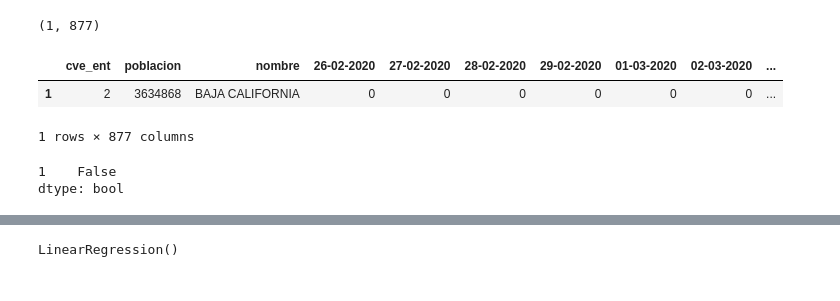
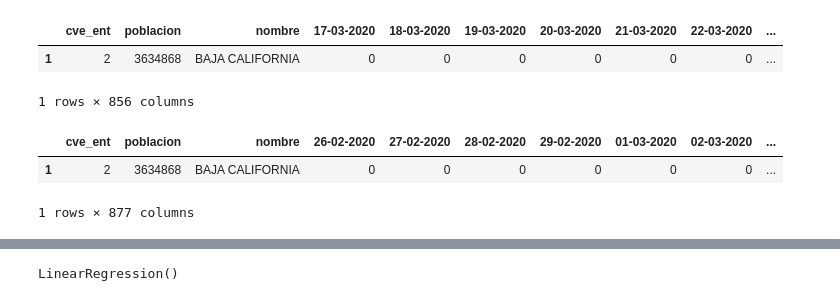
Before and after one commit to israel643/Producto_II_-regresi-n_lineal, a Jupyter notebook: ProductoII.ipynb, the cells around one changed output, grey strips where cells are left out. Drawn from its saved outputs; the diff is of its cells as text; code cells hidden in the pictures.

```diff
--- a/ProductoII.ipynb
+++ b/ProductoII.ipynb
@@ -6,20 +6,21 @@ from sklearn.model_selection import train_test_split
 from sklearn.linear_model import LinearRegression
 # %%
 reader = pd.read_csv("D:/Proyectos🏠/Jupyter/csv/Confirmados_20220718.csv")
+# %%
+reader_ii = pd.read_csv("D:/Proyectos🏠/Jupyter/csv/Defunciones_20220718.csv")
+# %%
+defuncio = reader_ii[reader_ii["nombre"] == "BAJA CALIFORNIA"]
+defuncio.shape
+defuncio
+# %% [output]
+|  | cve_ent | poblacion | nombre | 17-03-2020 | 18-03-2020 | 19-03-2020 | 20-03-2020 | 21-03-2020 | 22-03-2020 | ... |
+| 1 | 2 | 3634868 | BAJA CALIFORNIA | 0 | 0 | 0 | 0 | 0 | 0 | ... |
+1 rows × 856 columns
 # %%
 filters= reader[reader["nombre"] == "BAJA CALIFORNIA"]
 filters.shape
+filters
 # %% [output]
+|  | cve_ent | poblacion | nombre | 26-02-2020 | 27-02-2020 | 28-02-2020 | 29-02-2020 | 01-03-2020 | 02-03-2020 | ... |
+| 1 | 2 | 3634868 | BAJA CALIFORNIA | 0 | 0 | 0 | 0 | 0 | 0 | ... |
-(1, 877)
+1 rows × 877 columns
-# %%
-filters
-# %% [output]
-|  | cve_ent | poblacion | nombre | 26-02-2020 | 27-02-2020 | 28-02-2020 | 29-02-2020 | 01-03-2020 | 02-03-2020 | ... |
-| 1 | 2 | 3634868 | BAJA CALIFORNIA | 0 | 0 | 0 | 0 | 0 | 0 | ... |
-1 rows × 877 columns
-# %%
-dupli = filters.duplicated()
-dupli
-# %% [output]
-1    False
-dtype: bool
```
Also changed, not shown: parts of 11 cells of this notebook, 1 other file.
